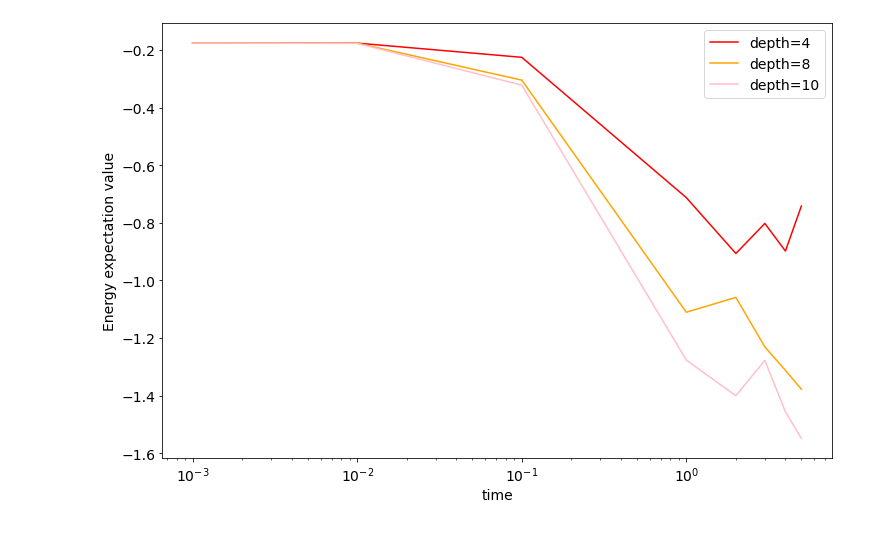
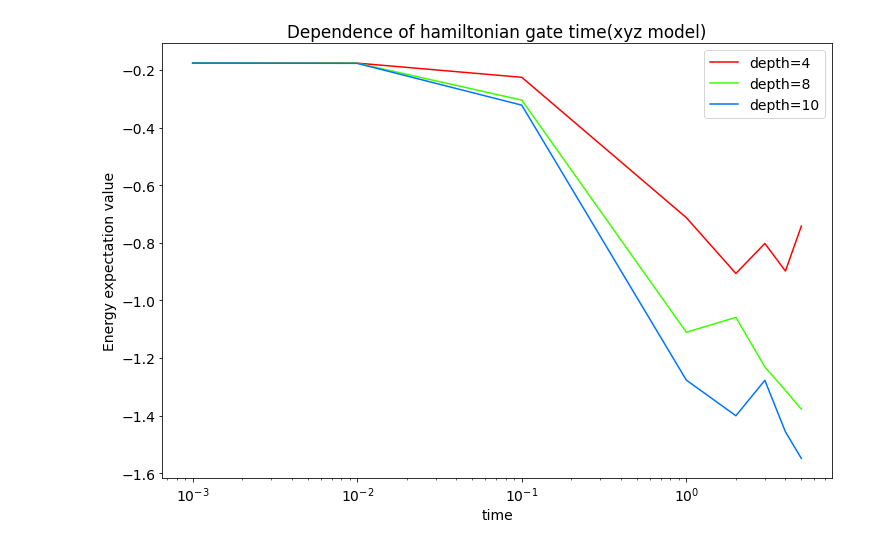
Before and after one commit to tanan/qsimu, a Jupyter notebook: qulacs/indirect/results/1_vqe_results.ipynb, the cells around one changed output. Drawn from its saved outputs; the diff is of its cells as text; code cells hidden in the pictures.

```diff
--- a/qulacs/indirect/results/1_vqe_results.ipynb
+++ b/qulacs/indirect/results/1_vqe_results.ipynb
@@ -119,34 +144,35 @@ depth_8 = np.array([])
 depth_8 = np.append(depth_8, np.loadtxt("./6qubit_indirect_by_xyz_hamiltonian_8_5.0_False_False_False_cost.txt")[-1])
 depth_8 = np.append(depth_8, np.loadtxt("./6qubit_indirect_by_xyz_hamiltonian_8_4.0_False_False_False_cost.txt")[-1])
 depth_8 = np.append(depth_8, np.loadtxt("./6qubit_indirect_by_xyz_hamiltonian_8_3.0_False_False_False_cost.txt")[-1])
 depth_8 = np.append(depth_8, np.loadtxt("./6qubit_indirect_by_xyz_hamiltonian_8_2.0_False_False_False_cost.txt")[-1])
 depth_8 = np.append(depth_8, np.loadtxt("./6qubit_indirect_by_xyz_hamiltonian_8_1.0_False_False_False_cost.txt")[-1])
 depth_8 = np.append(depth_8, np.loadtxt("./6qubit_indirect_by_xyz_hamiltonian_8_0.1_False_False_False_cost.txt")[-1])
 depth_8 = np.append(depth_8, np.loadtxt("./6qubit_indirect_by_xyz_hamiltonian_8_0.01_False_False_False_cost.txt")[-1])
 depth_8 = np.append(depth_8, np.loadtxt("./6qubit_indirect_by_xyz_hamiltonian_8_0.001_False_False_False_cost.txt")[-1])
 
 depth_10 = np.array([])
 depth_10 = np.append(depth_10, np.loadtxt("./6qubit_indirect_by_xyz_hamiltonian_10_5.0_False_False_False_cost.txt")[-1])
 depth_10 = np.append(depth_10, np.loadtxt("./6qubit_indirect_by_xyz_hamiltonian_10_4.0_False_False_False_cost.txt")[-1])
 depth_10 = np.append(depth_10, np.loadtxt("./6qubit_indirect_by_xyz_hamiltonian_10_3.0_False_False_False_cost.txt")[-1])
 depth_10 = np.append(depth_10, np.loadtxt("./6qubit_indirect_by_xyz_hamiltonian_10_2.0_False_False_False_cost.txt")[-1])
 depth_10 = np.append(depth_10, np.loadtxt("./6qubit_indirect_by_xyz_hamiltonian_10_1.0_False_False_False_cost.txt")[-1])
 depth_10 = np.append(depth_10, np.loadtxt("./6qubit_indirect_by_xyz_hamiltonian_10_0.1_False_False_False_cost.txt")[-1])
 depth_10 = np.append(depth_10, np.loadtxt("./6qubit_indirect_by_xyz_hamiltonian_10_0.01_False_False_False_cost.txt")[-1])
 depth_10 = np.append(depth_10, np.loadtxt("./6qubit_indirect_by_xyz_hamiltonian_10_0.001_False_False_False_cost.txt")[-1])
 
 x = np.array([5, 4, 3, 2, 1, 0.1, 0.01, 0.001])
 
 plt.figure(figsize=(12,8))
 plt.rcParams["font.size"] = 14
-plt.plot(x, depth_4, color="red", label="depth=4")
-plt.plot(x, depth_8, color="orange", label="depth=8")
-plt.plot(x, depth_10, color="pink", label="depth=10")
+plt.plot(x, depth_4, color=cm.hsv(0/10.0), label="depth=4")
+plt.plot(x, depth_8, color=cm.hsv(3/10.0), label="depth=8")
+plt.plot(x, depth_10, color=cm.hsv(6/10.0), label="depth=10")
 plt.xlabel("time")
 plt.ylabel("Energy expectation value")
 plt.xscale("log")
+plt.title("Dependence of hamiltonian gate time(xyz model)")
 # plt.ticklabel_format(style='sci',axis='x',scilimits=(0,0))
 plt.legend()
 plt.show()
 # %% [output]
-[figure, old version]
+[figure, new version]
```
Also changed, not shown: parts of 6 cells of this notebook, 2 other files.
